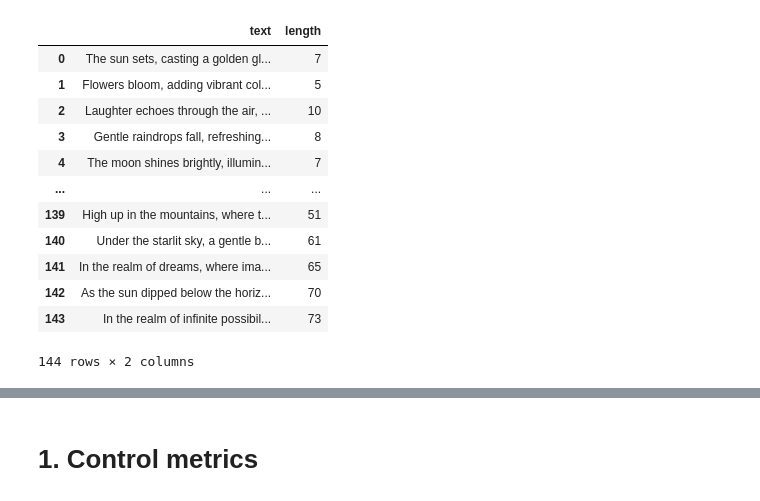
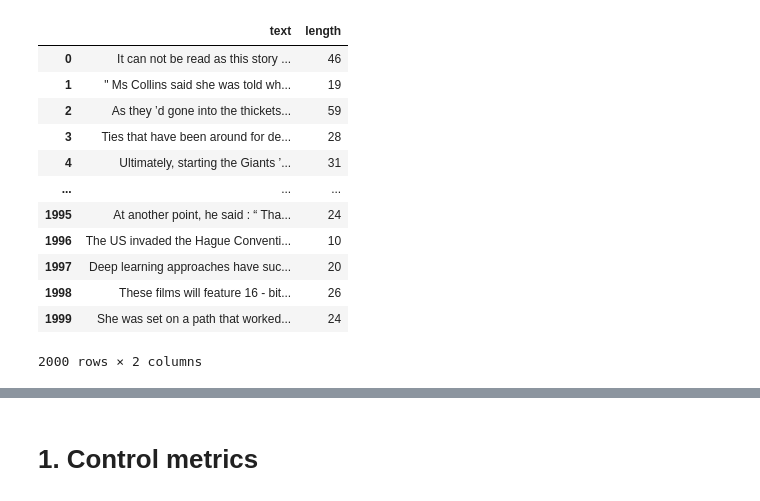
Before and after one commit to SandraKonopatska/controllable-text-generation, a Jupyter notebook: Metrics.ipynb, the cells around one changed output, grey strips where cells are left out. Cells and saved outputs as stored; diff of their text form; code cells hidden in the pictures.

```diff
--- a/Metrics.ipynb
+++ b/Metrics.ipynb
@@ -14,19 +16,19 @@ import urllib.request
 from nltk import word_tokenize, pos_tag
 nlp = spacy.load("en_core_web_sm")
 # %%
-df_generation = pd.read_csv('datasets/Generation_results/df_chat_len.csv')
+df_generation = pd.read_csv('datasets/Generation_results/df_len2000.csv')
 df_generation
 # %% [output]
 |  | text | length |
-| 0 | The sun sets, casting a golden gl... | 7 |
-| 1 | Flowers bloom, adding vibrant col... | 5 |
-| 2 | Laughter echoes through the air, ... | 10 |
-| 3 | Gentle raindrops fall, refreshing... | 8 |
-| 4 | The moon shines brightly, illumin... | 7 |
+| 0 | It can not be read as this story ... | 46 |
+| 1 | " Ms Collins said she was told wh... | 19 |
+| 2 | As they ’d gone into the thickets... | 59 |
+| 3 | Ties that have been around for de... | 28 |
+| 4 | Ultimately, starting the Giants ’... | 31 |
 | ... | ... | ... |
-| 139 | High up in the mountains, where t... | 51 |
-| 140 | Under the starlit sky, a gentle b... | 61 |
-| 141 | In the realm of dreams, where ima... | 65 |
-| 142 | As the sun dipped below the horiz... | 70 |
-| 143 | In the realm of infinite possibil... | 73 |
+| 1995 | At another point, he said : “ Tha... | 24 |
+| 1996 | The US invaded the Hague Conventi... | 10 |
+| 1997 | Deep learning approaches have suc... | 20 |
+| 1998 | These films will feature 16 - bit... | 26 |
+| 1999 | She was set on a path that worked... | 24 |
-144 rows × 2 columns
+2000 rows × 2 columns
```
Also changed, not shown: parts of 48 cells of this notebook.
